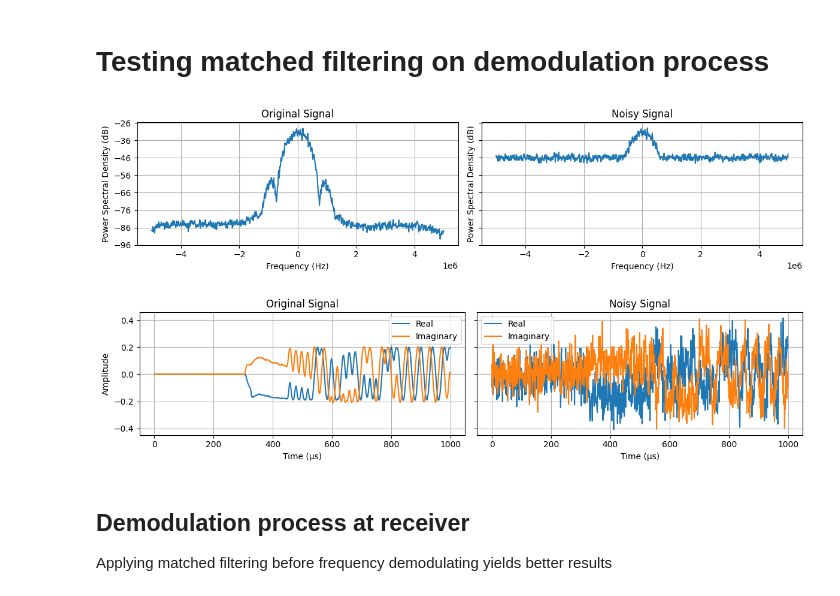
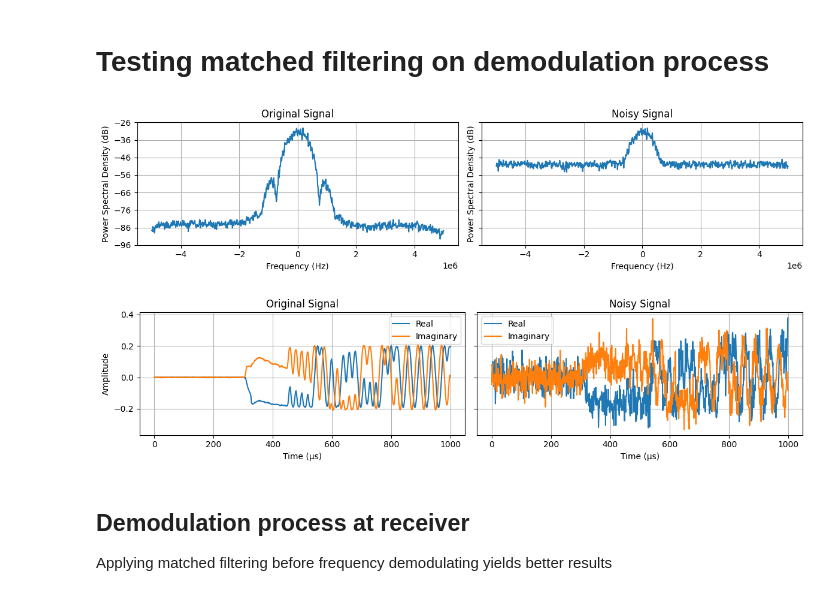
Before and after one commit to SDMote/SDR_projects, a Jupyter notebook: python_phy/jupyter_notebooks/ble_matched_filter_prototype.ipynb, the cells around one changed output. Saved outputs shown, nothing was run; the diff lists cells and outputs as text; code cells hidden in the pictures.

```diff
--- a/python_phy/jupyter_notebooks/ble_matched_filter_prototype.ipynb
+++ b/python_phy/jupyter_notebooks/ble_matched_filter_prototype.ipynb
@@ -22,34 +22,34 @@ plt.close("all")
 # %%
 fs = 10e6  # Hz
 sps = 10
 Rb = fs / sps  # Baud rate
 filename = "BLE_0dBm.dat"  # Open BLE file
 iq_samples = read_iq_data(f"../../capture_nRF/data/new/{filename}")
 fsk_deviation_ble: float = 250e3  # Hz
 
-desired_SNR = 10  # dB
+desired_SNR = 14  # dB
 iq_samples_noisy = add_awgn_band_limited(iq_samples, desired_SNR, fs, bw=1.5 * Rb)  # 1.5Rb BW for MSK
 
 figsize = (12, 3)
 plot_periodograms(
     [iq_samples, iq_samples_noisy],
     fs=fs,
     titles=["Original Signal", "Noisy Signal"],
     figsize=figsize,
     NFFT=1024,
     horizontal=True,
 )
 time_interval = (3000, 4000)
 plot_complex_time(
     [iq_samples[time_interval[0] : time_interval[1]], iq_samples_noisy[time_interval[0] : time_interval[1]]],
     fs=fs,
     titles=["Original Signal", "Noisy Signal"],
     figsize=figsize,
     horizontal=True,
 )
 # %% [output]
-[figure, old version]
+[figure, new version]
-[figure, old version]
+[figure, new version]
 # %% [markdown]
 ## Demodulation process at receiver
 Applying matched filtering before frequency demodulating yields better results
```
Also changed, not shown: parts of 3 cells of this notebook, 2 other files.
